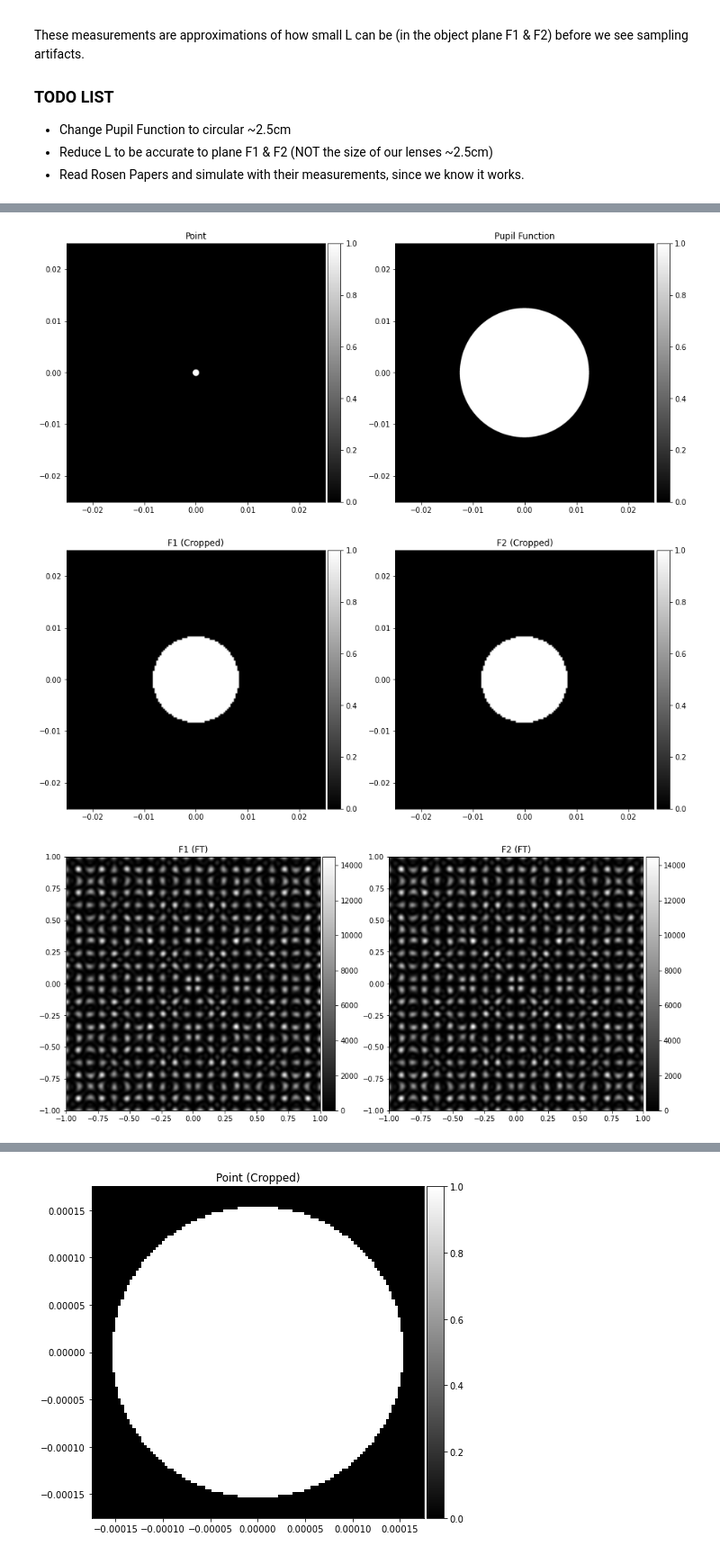
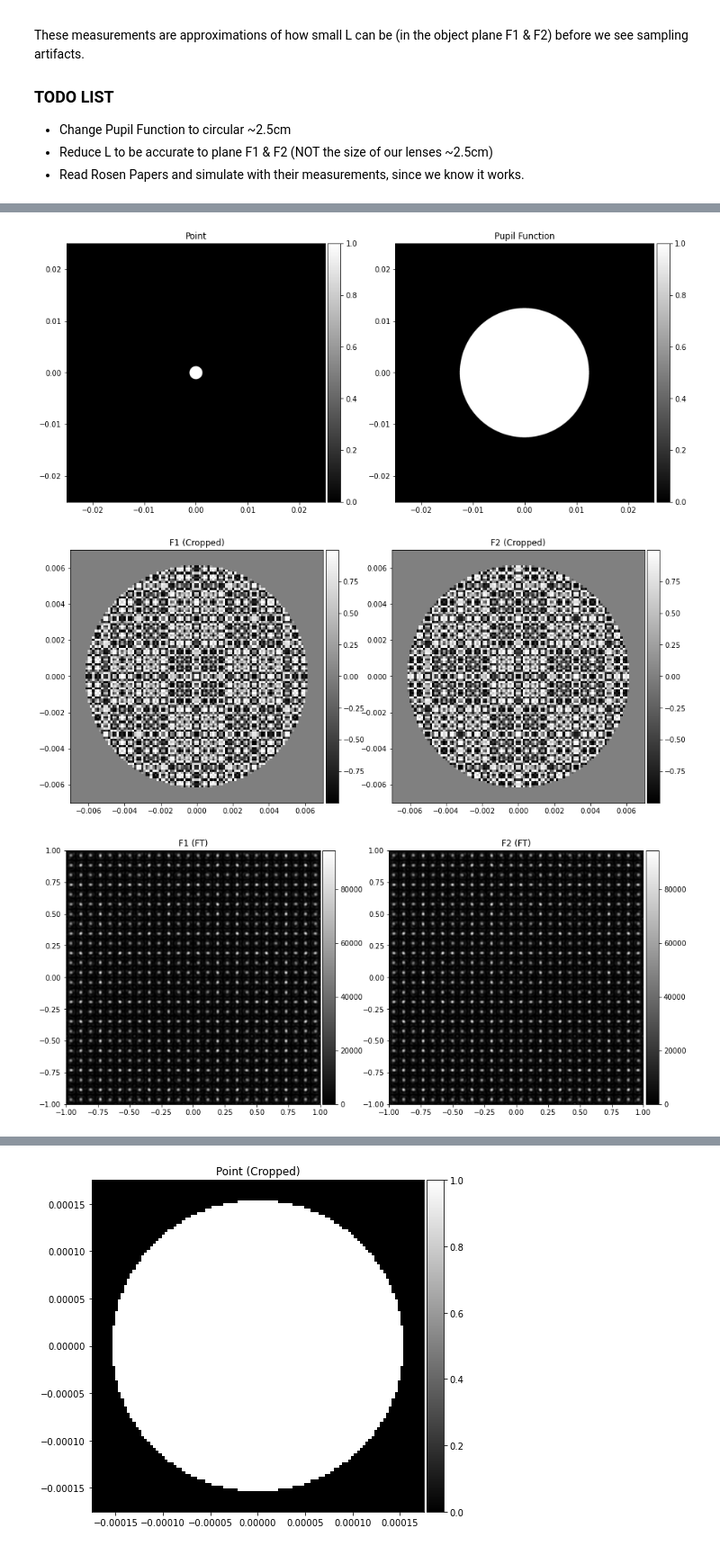
Before and after one commit to cjmcmahon1/FINCH, a Jupyter notebook: bench_sim.ipynb, the cells around one changed output, grey strips where cells are left out. Shown at 90% size. Saved outputs shown, nothing was run; the diff lists cells and outputs as text; code cells hidden in the pictures.

Commit message:
update plot() to allow for real and imag plots

```diff
--- a/bench_sim.ipynb
+++ b/bench_sim.ipynb
@@ -59,7 +59,7 @@ class image_plane:
     label: str
     length: float = 2.0 #assuming image axes from (-L/2, L/2)
 
-    def plot(self, fig=None, ax=None, bounds="auto", label=None, savefig=False, show=True):
+    def plot(self, fig=None, ax=None, bounds="auto", label=None, savefig=False, show=True, plot_type="intensity"):
         if ax is None:
             plt.figure("{}".format(self.label), figsize=(7,7))
             ax = plt.gca()
@@ -73,7 +73,13 @@ class image_plane:
             tick_values = [0, 0.5, 1]
         else:
             tick_values = None
-        im = ax.imshow(np.abs(self.image)**2, **plot_args)
+        if plot_type.lower() == "intensity":
+            plot_vals = np.abs(self.image)**2
+        elif plot_type.lower() == "real":
+            plot_vals = np.real(self.image)
+        elif plot_type.lower() == "imag":
+            plot_vals = np.imag(self.image)
+        im = ax.imshow(plot_vals, **plot_args)
         ax.set_title(self.label)
         cax = divider.append_axes('right', size='5%', pad=0.05)
         fig.colorbar(im, cax=cax, orientation='vertical', ticks=tick_values)
@@ -111,11 +117,11 @@ class image_plane:
 
 
 #Plotting Functions
-def plot_images(im_list, bounds="auto"):
+def plot_images(im_list, bounds="auto", plot_type="intensity"):
     num_ims = len(im_list)
     fig, ax = plt.subplots(1, num_ims, figsize = (15, 15*num_ims))
     for idx, im in enumerate(im_list):
-        im.plot(fig, ax[idx], bounds=bounds, savefig=False, show=False)
+        im.plot(fig, ax[idx], bounds=bounds, savefig=False, show=False, plot_type=plot_type)
     plt.show()
 # %%
 #Functions for propagating images
@@ -274,7 +280,7 @@ class BRL_bench_measurements:
     def get_planes(self):
         #start with a point source
         p_grid = point_distribution(self.num_points)
-        point = image_plane(circ(p_grid, 0.025),
+        point = image_plane(circ(p_grid, 0.05),
                             "Point", length = 4*self.pupil_radius)
         #propagate a quadratic phase onto the two points to generate F1 & F2 (cite goodman)
         f1 = image_plane(point.image * quadratic_phase_prop(p_grid, self.displacement, wavelength=self.wavelength), "F1")
@@ -298,29 +304,29 @@ class BRL_bench_measurements:
     def default_plot(self):
         planes = self.get_planes()
         plot_images([planes["point"], planes["pupil"]])
-        plot_images([planes["f1"].zoom(), planes["f2"].zoom()])
+        plot_images([planes["f1"].zoom(), planes["f2"].zoom()], plot_type="imag")
         plot_images([planes["f1_ft"], planes["f2_ft"]])
         plot_images([planes["f1_im"].zoom(), planes["f2_im"].zoom()])
         planes["interference"].zoom().plot()
 # %%
 #approximate measurements of parameters in my optical setup.
 #I don't notice any interference pattern with these parameters.
 bench_measurements = {"wavelength":490e-9, #490nm
                       "length":2.5e-3,#2.5cm #REVERT
                       "z":415e-3, #~415mm
                       "wxp":1.25e-2, #1.25cm
                       "displacement":15e-3 #~15mm
                      }
 brooker_bench_measurements = {"wavelength":465e-9, #465nm
                       "length":250e-6,#2.5cm #REVERT
                       "z":273.73e-3, #273.73mm
                       "wxp":1.25e-2, #1.25cm
                       "displacement":10e-3 #~10mm
                      }
 bench = BRL_bench_measurements(**bench_measurements, num_points = 2000)
 brooker_bench = BRL_bench_measurements(**brooker_bench_measurements, num_points = 2000)
-bench.default_plot()
+brooker_bench.default_plot()
 # %% [output]
 [figure]
-[figure, old version]
+[figure, new version]
-[figure, old version]
+[figure, new version]
```
Also changed, not shown: parts of 1 cell of this notebook.
